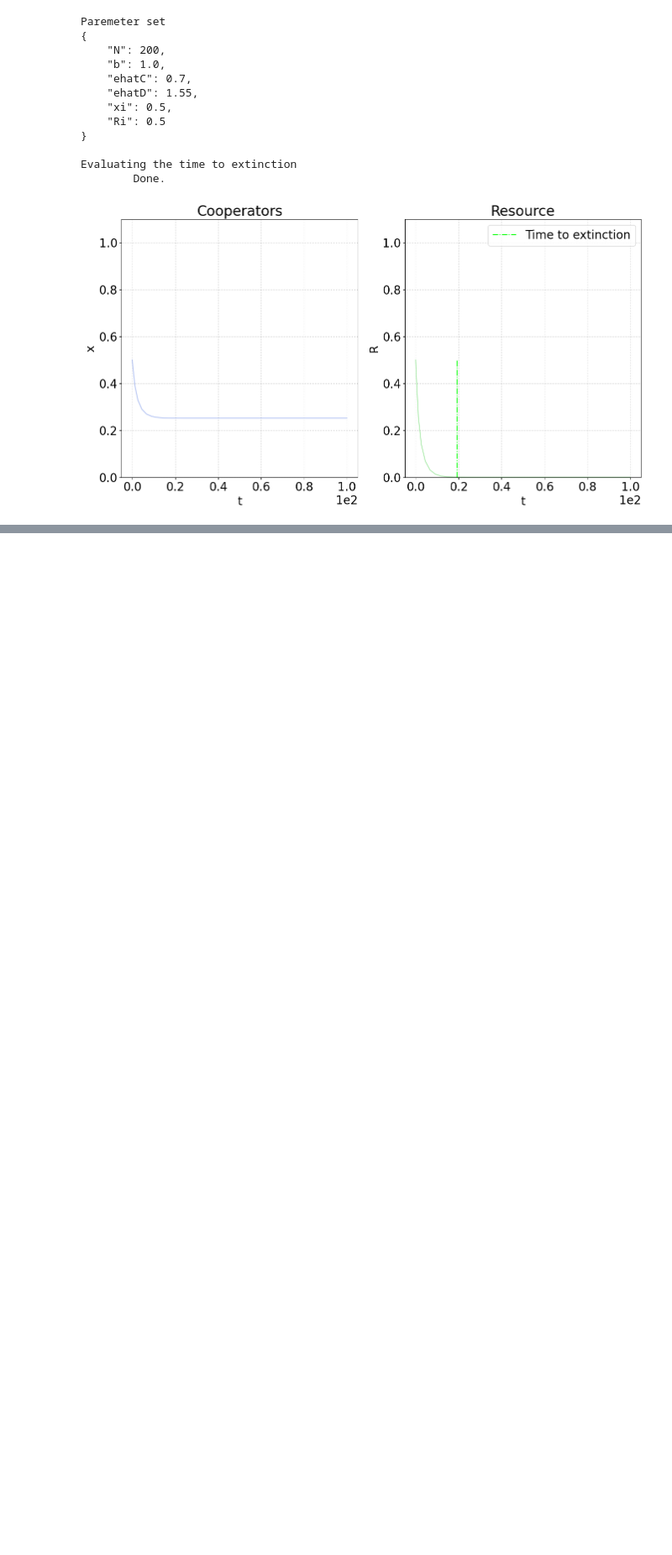
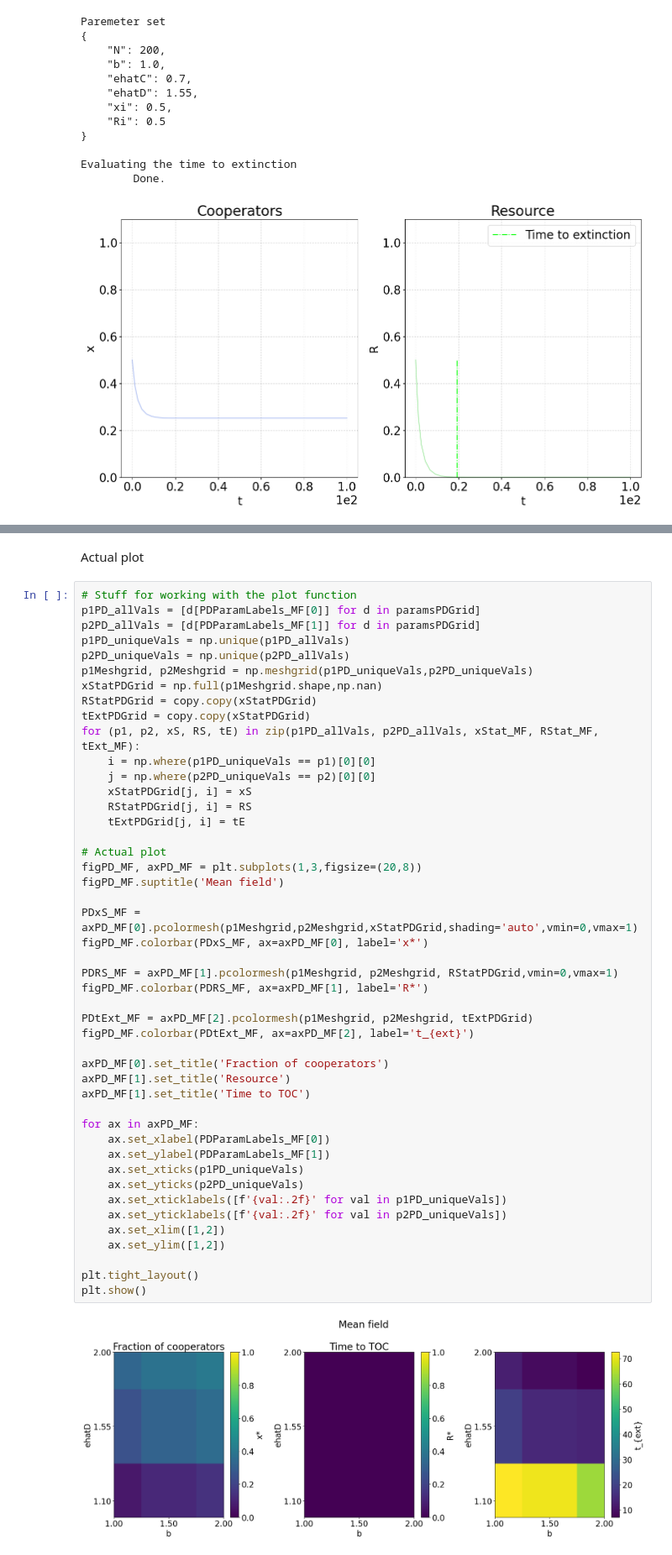
Before and after one commit to fabiomngzz/CPRSustainability, a Jupyter notebook: CPRSust_stochastic_dataAnalysis.ipynb, the cells around one changed output, grey strips where cells are left out. Shown at 84% size. Saved outputs shown, nothing was run; the diff lists cells and outputs as text; blank space fills up the shorter version.

Commit message:
Added code for phase diagram of times to extinction

```diff
--- a/CPRSust_stochastic_dataAnalysis.ipynb
+++ b/CPRSust_stochastic_dataAnalysis.ipynb
@@ -209,0 +179,50 @@ plt.show()
+# %% [markdown]
+Actual plot
+# %%
+# Stuff for working with the plot function
+p1PD_allVals = [d[PDParamLabels_MF[0]] for d in paramsPDGrid]
+p2PD_allVals = [d[PDParamLabels_MF[1]] for d in paramsPDGrid]
+p1PD_uniqueVals = np.unique(p1PD_allVals)
+p2PD_uniqueVals = np.unique(p2PD_allVals)
+p1Meshgrid, p2Meshgrid = np.meshgrid(p1PD_uniqueVals,p2PD_uniqueVals)
+xStatPDGrid = np.full(p1Meshgrid.shape,np.nan)
+RStatPDGrid = copy.copy(xStatPDGrid)
+tExtPDGrid = copy.copy(xStatPDGrid)
+for (p1, p2, xS, RS, tE) in zip(p1PD_allVals, p2PD_allVals, xStat_MF, RStat_MF, tExt_MF):
+    i = np.where(p1PD_uniqueVals == p1)[0][0]
+    j = np.where(p2PD_uniqueVals == p2)[0][0]
+    xStatPDGrid[j, i] = xS
+    RStatPDGrid[j, i] = RS
+    tExtPDGrid[j, i] = tE
+
+# Actual plot
+figPD_MF, axPD_MF = plt.subplots(1,3,figsize=(20,8))
+figPD_MF.suptitle('Mean field')
+
+PDxS_MF = axPD_MF[0].pcolormesh(p1Meshgrid,p2Meshgrid,xStatPDGrid,shading='auto',vmin=0,vmax=1)
+figPD_MF.colorbar(PDxS_MF, ax=axPD_MF[0], label='x*')
+
+PDRS_MF = axPD_MF[1].pcolormesh(p1Meshgrid, p2Meshgrid, RStatPDGrid,vmin=0,vmax=1)
+figPD_MF.colorbar(PDRS_MF, ax=axPD_MF[1], label='R*')
+
+PDtExt_MF = axPD_MF[2].pcolormesh(p1Meshgrid, p2Meshgrid, tExtPDGrid)
+figPD_MF.colorbar(PDtExt_MF, ax=axPD_MF[2], label='t_{ext}')
+
+axPD_MF[0].set_title('Fraction of cooperators')
+axPD_MF[1].set_title('Resource')
+axPD_MF[1].set_title('Time to TOC')
+
+for ax in axPD_MF:
+    ax.set_xlabel(PDParamLabels_MF[0])
+    ax.set_ylabel(PDParamLabels_MF[1])
+    ax.set_xticks(p1PD_uniqueVals)
+    ax.set_yticks(p2PD_uniqueVals)
+    ax.set_xticklabels([f'{val:.2f}' for val in p1PD_uniqueVals])
+    ax.set_yticklabels([f'{val:.2f}' for val in p2PD_uniqueVals])
+    ax.set_xlim([1,2])
+    ax.set_ylim([1,2])
+
+plt.tight_layout()
+plt.show()
+# %% [output]
+[figure, added]
```
Also changed, not shown: parts of 7 cells of this notebook.
